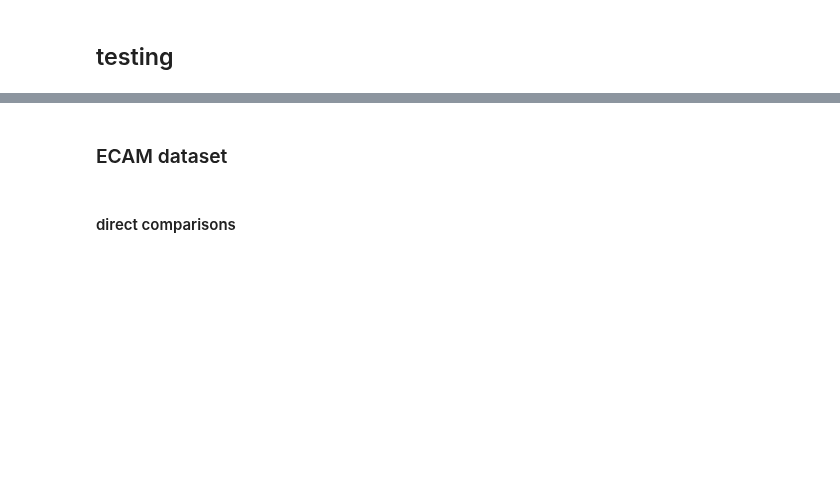
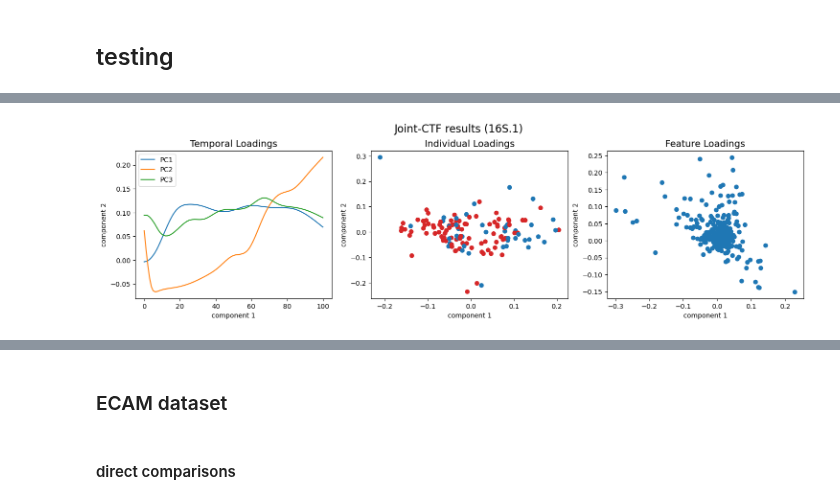
Before and after one commit to Biacordazzo/bia_gemelli, a Jupyter notebook: gemelli/joint_ctf.ipynb, the cells around one changed output, grey strips where cells are left out. Saved outputs shown, nothing was run; the diff lists cells and outputs as text; code cells hidden in the pictures; blank space fills up the shorter version.

```diff
--- a/gemelli/joint_ctf.ipynb
+++ b/gemelli/joint_ctf.ipynb
@@ -1528,0 +1549,15 @@ from gemelli.tempted import tempted_factorize
+# %%
+#make sure there are at least two time points per subject
+subject_id_column = 'subjectid_unique'
+#gut
+ids_to_keep = baby_gut_mf[subject_id_column].value_counts()[baby_gut_mf[subject_id_column].value_counts() > 1].index
+baby_gut_mf = baby_gut_mf[baby_gut_mf[subject_id_column].isin(ids_to_keep)]
+baby_gut_mf = baby_gut_mf[baby_gut_mf.birth_mode_ms != 'CSseed']
+#skin
+ids_to_keep = baby_skin_mf[subject_id_column].value_counts()[baby_skin_mf[subject_id_column].value_counts() > 1].index
+baby_skin_mf = baby_skin_mf[baby_skin_mf[subject_id_column].isin(ids_to_keep)]
+baby_skin_mf = baby_skin_mf[baby_skin_mf.birth_mode_ms != 'CSseed']
+#mouth
+# ids_to_keep = baby_mouth_mf[subject_id_column].value_counts()[baby_mouth_mf[subject_id_column].value_counts() > 1].index
+# baby_mouth_mf = baby_mouth_mf[baby_mouth_mf[subject_id_column].isin(ids_to_keep)]
+# baby_mouth_mf = baby_mouth_mf[baby_mouth_mf.birth_mode_ms != 'CSseed']
@@ -1528,0 +1589,32 @@ from gemelli.tempted import tempted_factorize
+# %%
+comp1 = 'component_1'
+comp2 = 'component_2'
+cat_of_interest = 'birth_mode_ms'
+mf_gut = baby_gut_mf.groupby('subjectid_unique').agg({cat_of_interest:'first'})
+mf_skin = baby_skin_mf.groupby('subjectid_unique').agg({cat_of_interest:'first'})
+mf_all = pd.concat([mf_gut, mf_skin])
+mf_all = mf_all.reset_index().drop_duplicates(subset='subjectid_unique', keep='first').set_index('subjectid_unique')
+# %%
+mod_name = '16S.1'
+group_colours = {'CS': 'tab:blue', 'Vag': 'tab:red'}
+
+fig, axn = plt.subplots(1, 3, figsize=(18, 4), sharey=False)
+axn[0].plot(state_loadings[mod_name][['component_1',
+                                      'component_2',
+                                      'component_3']])
+axn[0].set_title('Temporal Loadings', fontsize=14)
+axn[0].legend(['PC1', 'PC2', 'PC3'])
+axn[1].scatter(individual_loadings[mod_name][comp1],
+               individual_loadings[mod_name][comp2],
+               c=mf_all[cat_of_interest].map(group_colours))
+axn[1].set_title('Individual Loadings', fontsize=14)
+axn[2].scatter(feature_loadings[mod_name][comp1],
+               feature_loadings[mod_name][comp2])
+axn[2].set_title('Feature Loadings', fontsize=14)
+plt.suptitle('Joint-CTF results ({})'.format(mod_name),
+                fontsize=16, y=1.02)
+plt.setp(axn, xlabel=comp1.replace('_', ' '),
+              ylabel=comp2.replace('_', ' '))
+plt.show()
+# %% [output]
+[figure, added]
```
Also changed, not shown: parts of 22 cells of this notebook, 1 other file.
